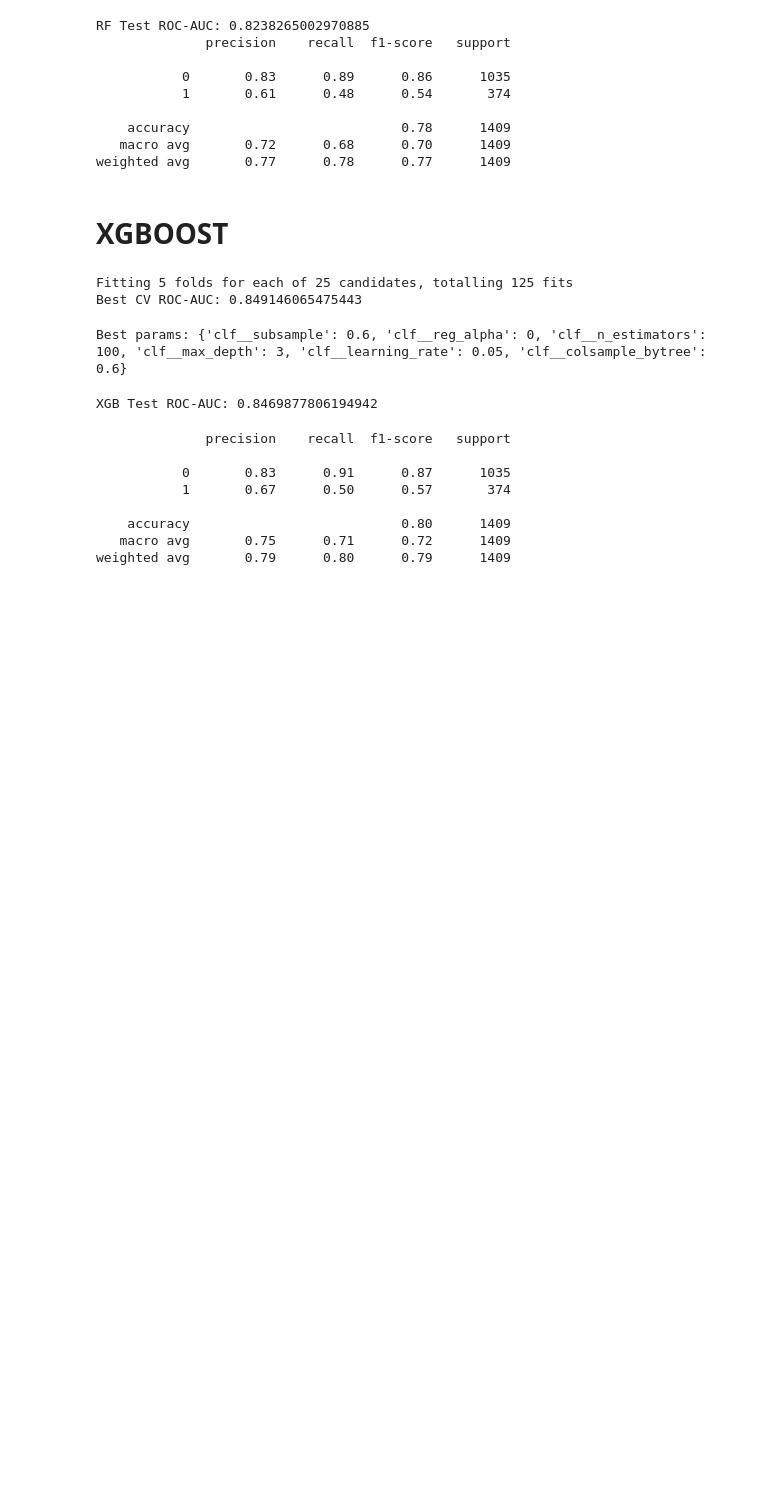
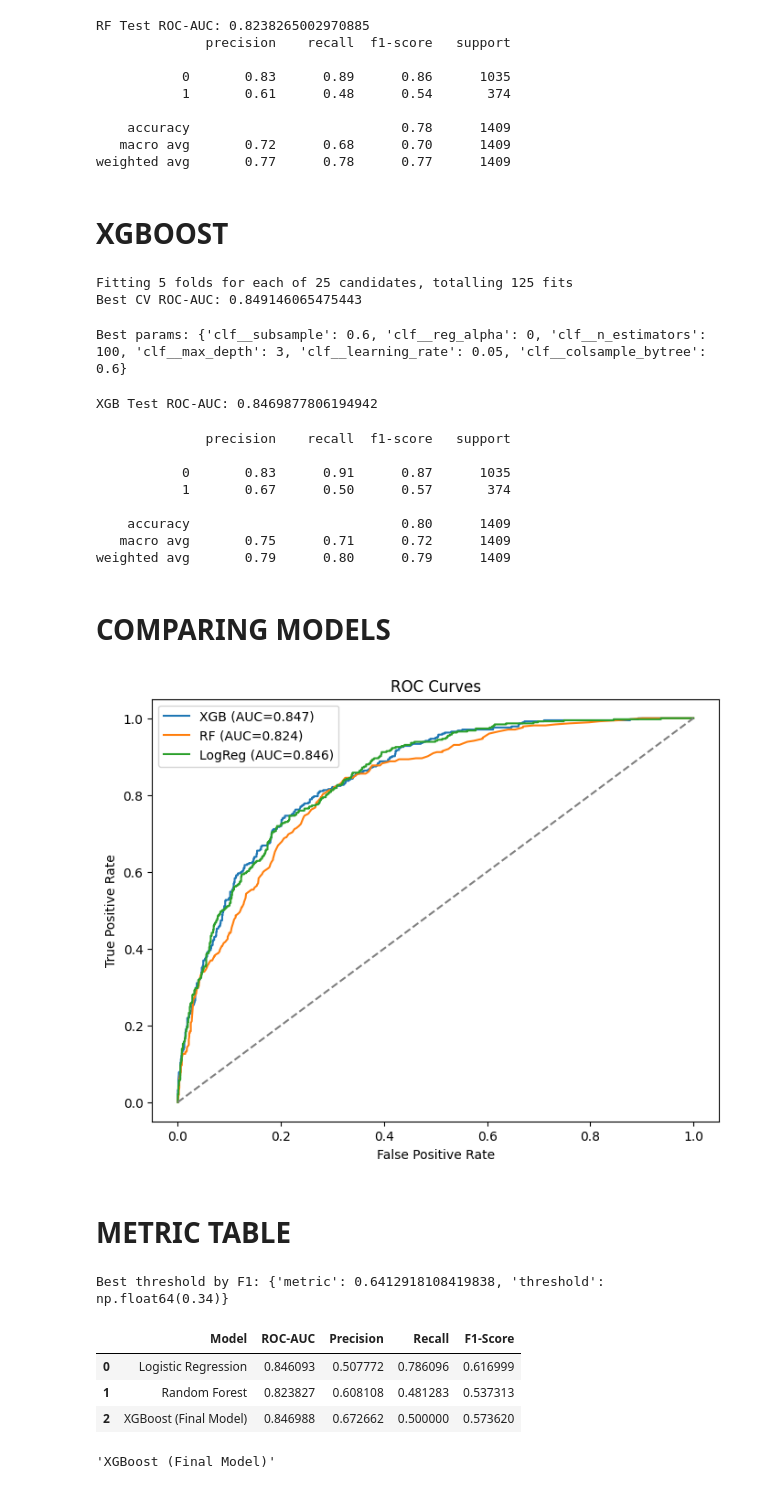
Before and after one commit to Hamza-1711/Customer-Churn-Prediction, a Jupyter notebook: Customer-Churn-Prediction.ipynb, the cells around one changed output. Cells and saved outputs as stored; diff of their text form; code cells hidden in the pictures; blank space fills up the shorter version.

```diff
--- a/Customer-Churn-Prediction.ipynb
+++ b/Customer-Churn-Prediction.ipynb
@@ -291,3 +291,81 @@ print(classification_report(y_test, y_pred_xgb))
     accuracy                           0.80      1409
    macro avg       0.75      0.71      0.72      1409
 weighted avg       0.79      0.80      0.79      1409
+# %% [markdown]
+# COMPARING MODELS
+# %%
+plt.figure(figsize=(8,6))
+fpr, tpr, _ = roc_curve(y_test, y_proba_xgb)
+plt.plot(fpr, tpr, label=f'XGB (AUC={roc_auc_score(y_test,y_proba_xgb):.3f})')
+fpr_rf, tpr_rf, _ = roc_curve(y_test, y_proba_rf)
+plt.plot(fpr_rf, tpr_rf, label=f'RF (AUC={roc_auc_score(y_test,y_proba_rf):.3f})')
+fpr_lr, tpr_lr, _ = roc_curve(y_test, y_proba)
+plt.plot(fpr_lr, tpr_lr, label=f'LogReg (AUC={roc_auc_score(y_test,y_proba):.3f})')
+plt.plot([0,1],[0,1],'--', color='grey')
+plt.xlabel('False Positive Rate'); plt.ylabel('True Positive Rate')
+plt.title('ROC Curves')
+plt.legend(); plt.show()
+# %% [output]
+[figure, added]
+# %% [markdown]
+# METRIC TABLE
+# %%
+from sklearn.metrics import precision_recall_fscore_support
+
+def best_threshold_by(metric, probs, y_true, thresholds=np.linspace(0.01,0.99,99)):
+    best = {'metric': -1, 'threshold': None}
+    for t in thresholds:
+        preds = (probs >= t).astype(int)
+        if metric == 'f1':
+            score = f1_score(y_true, preds)
+        elif metric == 'precision':
+            score = precision_score(y_true, preds)
+        elif metric == 'recall':
+            score = recall_score(y_true, preds)
+        else:
+            raise ValueError("metric must be one of 'f1','precision','recall'")
+        if score > best['metric']:
+            best = {'metric': score, 'threshold': t}
+    return best
+
+best_f1 = best_threshold_by('f1', y_proba_xgb, y_test)
+print("Best threshold by F1:", best_f1)
+# %% [output]
+Best threshold by F1: {'metric': 0.6412918108419838, 'threshold': np.float64(0.34)}
+# %%
+summary_data = {
+    "Model": ["Logistic Regression", "Random Forest", "XGBoost (Final Model)"],
+    "ROC-AUC": [
+        roc_auc_score(y_test, y_proba),
+        roc_auc_score(y_test, y_proba_rf),
+        roc_auc_score(y_test, y_proba_xgb)
+    ],
+    "Precision": [
+        precision_score(y_test, y_pred),
+        precision_score(y_test, y_pred_rf),
+        precision_score(y_test, y_pred_xgb)
+    ],
+    "Recall": [
+        recall_score(y_test, y_pred),
+        recall_score(y_test, y_pred_rf),
+        recall_score(y_test, y_pred_xgb)
+    ],
+    "F1-Score": [
+        f1_score(y_test, y_pred),
+        f1_score(y_test, y_pred_rf),
+        f1_score(y_test, y_pred_xgb)
+    ]
+}
+
+model_comparison_df = pd.DataFrame(summary_data)
+model_comparison_df
+# %% [output]
+|  | Model | ROC-AUC | Precision | Recall | F1-Score |
+| 0 | Logistic Regression | 0.846093 | 0.507772 | 0.786096 | 0.616999 |
+| 1 | Random Forest | 0.823827 | 0.608108 | 0.481283 | 0.537313 |
+| 2 | XGBoost (Final Model) | 0.846988 | 0.672662 | 0.500000 | 0.573620 |
+# %%
+best_model_name = model_comparison_df.loc[model_comparison_df["ROC-AUC"].idxmax(), "Model"]
+best_model_name
+# %% [output]
+'XGBoost (Final Model)'
```
